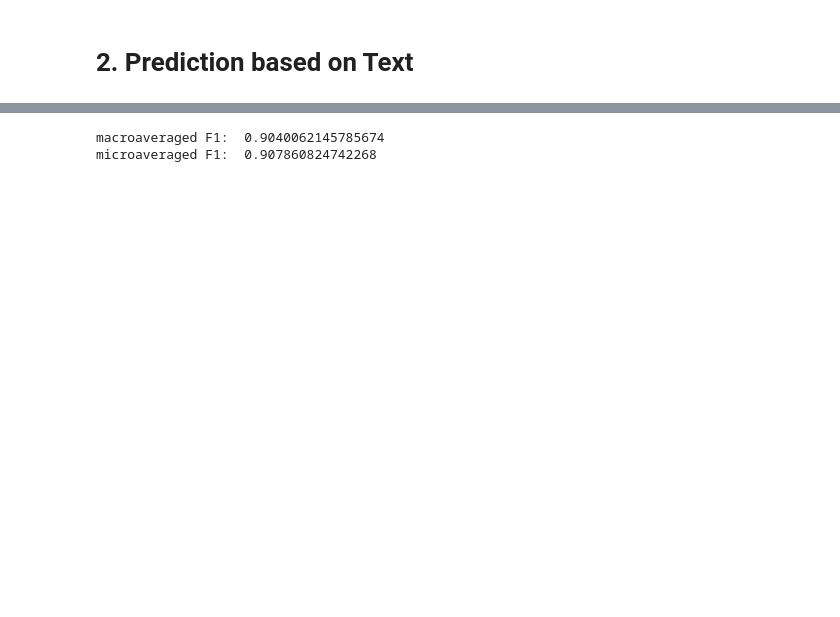
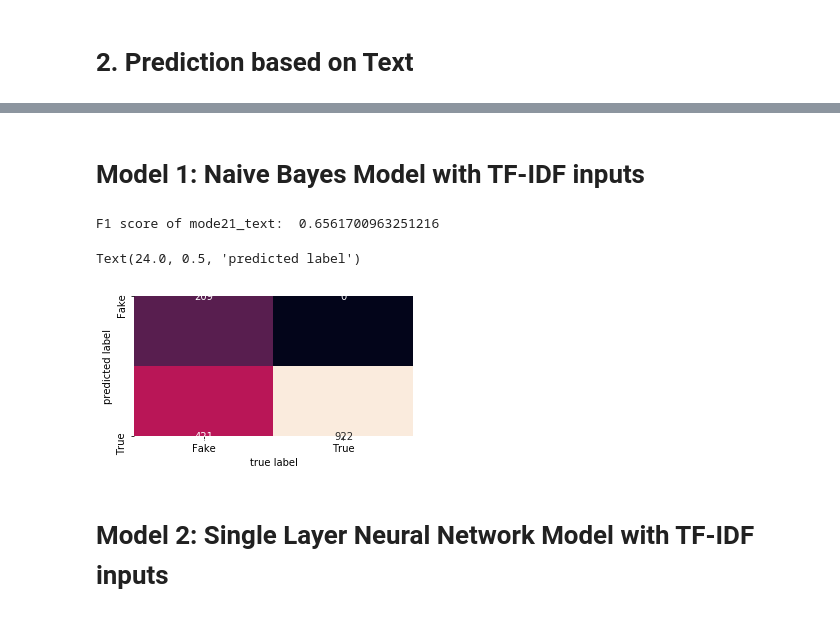
Before and after one commit to SaideT/Fake-News-Detection, a Jupyter notebook: fake_news-RNN3.ipynb, the cells around one changed output, grey strips where cells are left out. Cells and saved outputs as stored; diff of their text form; code cells hidden in the pictures; blank space fills up the shorter version.

```diff
--- a/fake_news-RNN3.ipynb
+++ b/fake_news-RNN3.ipynb
@@ -624,7 +582,0 @@ microaveraged F1:  0.9748711340206185
-# %%
-# Model 3: Single Layer Neural Network Model with TF-IDF inputs
-model3_text = make_pipeline(TfidfVectorizer(), MLPClassifier(hidden_layer_sizes=(100,100,100, ), random_state=1, verbose = True))
-model3_text.fit(x_train_text, y_train)
-pred3_text = model3_text.predict(x_test_text)
-f1_macro = f1_score(y_test, pred3_text, average = 'macro')
-f1_micro = f1_score(y_test, pred3_text, average = 'micro')
@@ -656,11 +582,0 @@ microaveraged F1:  0.9787371134020618
-# %%
-# Model 4 : Single Layer Neural Network Model with embeddings inputs
-
-x_train_text_embed = np.vstack([calc_doc_embedding(doc, wv, 100, {}) for doc in x_train_text])
-x_test_text_embed = np.vstack([calc_doc_embedding(doc, wv, 100, {}) for doc in x_test_text])
-
-model4_text = MLPClassifier(hidden_layer_sizes=(50), max_iter=500,random_state=1,verbose=True)
-model4_text.fit(x_train_text_embed, y_train)
-pred4_text = model4_text.predict(x_test_text_embed)
-f1_macro = f1_score(y_test, pred4_text, average = 'macro')
-f1_micro = f1_score(y_test, pred4_text, average = 'micro')
@@ -691,7 +582,0 @@ microaveraged F1:  0.9394329896907216
-# %%
-# Model 5 : Multi-Layer Neural Network Model with embeddings inputs
-model5_text = MLPClassifier(hidden_layer_sizes=(200,200,200,200),random_state=1, max_iter=500,verbose=True)
-model5_text.fit(x_train_text_embed, y_train)
-pred5_text = model5_text.predict(x_test_text_embed)
-f1_macro = f1_score(y_test, pred5_text, average = 'macro')
-f1_micro = f1_score(y_test, pred5_text, average = 'micro')
@@ -791,20 +583,26 @@ plt.show()
-# %%
-#Evaluate the testing set
-pred = model6.predict(x_test_text_rnn)
-pred6_text = []
-
-for i in pred:
-    if i >= 0.5:
-        pred6_text.append(1)
-    else:
-        pred6_text.append(0)
-
-
-f1_macro = f1_score(y_test, pred6_text, average = 'macro')
-f1_micro = f1_score(y_test, pred6_text, average = 'micro')
-
-print('macroaveraged F1: ', f1_macro)
-print('microaveraged F1: ', f1_micro)
-# %% [output]
-macroaveraged F1:  0.9040062145785674
-microaveraged F1:  0.907860824742268
+# %% [markdown]
+# Model 1: Naive Bayes Model with TF-IDF inputs
+# %%
+mode21_text = make_pipeline(TfidfVectorizer(), MultinomialNB())
+mode21_text.fit(x_train_text, y_train)
+pred1_text = mode21_text.predict(x_test_text)
+f1_macro = f1_score(y_test, pred1_text, average = 'macro')
+
+
+print('F1 score of mode21_text: ', f1_macro)
+# %% [output]
+F1 score of mode21_text:  0.6561700963251216
+# %%
+# plot the confusion matrix
+mat = confusion_matrix(y_test, pred1_text)
+label_name = ['Fake', 'True']
+plt.figure(figsize=(5,5))
+sns.heatmap(mat.T, square=True, annot=True, fmt='d', cbar=False,
+           xticklabels=label_name, yticklabels=label_name)
+plt.xlabel('true label')
+plt.ylabel('predicted label')
+# %% [output]
+Text(24.0, 0.5, 'predicted label')
+[figure, added]
+# %% [markdown]
+# Model 2: Single Layer Neural Network Model with TF-IDF inputs
```
Also changed, not shown: parts of 50 cells of this notebook.
